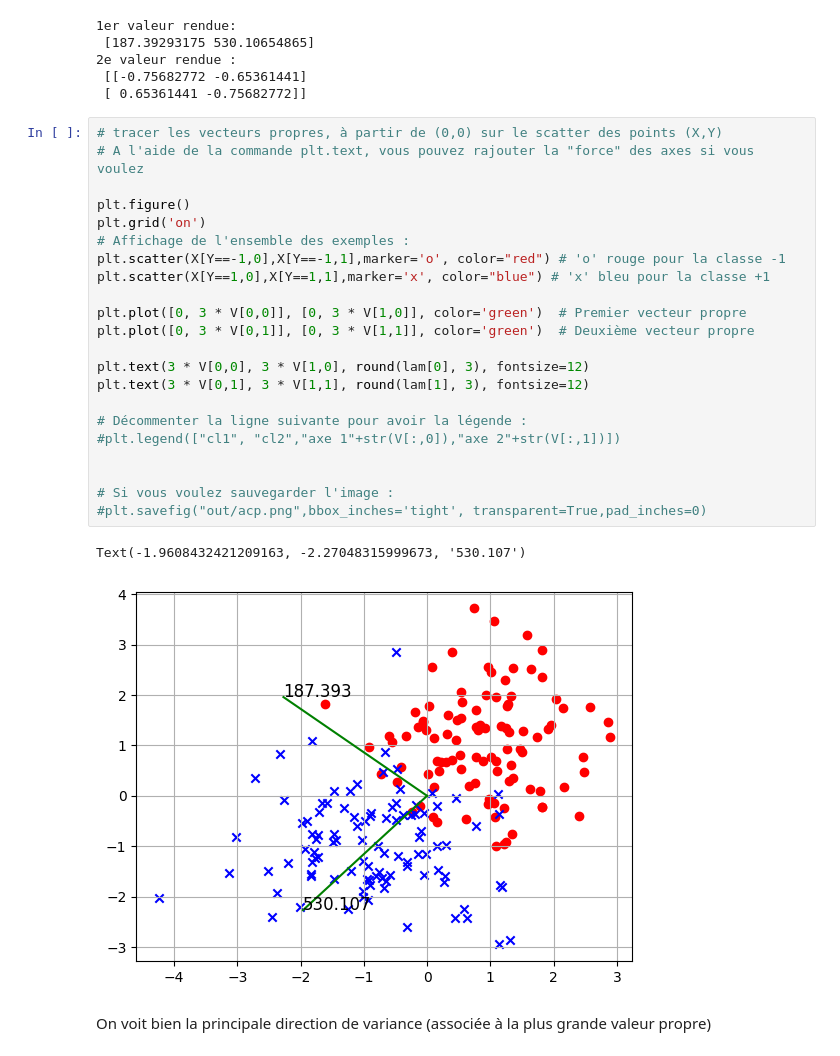
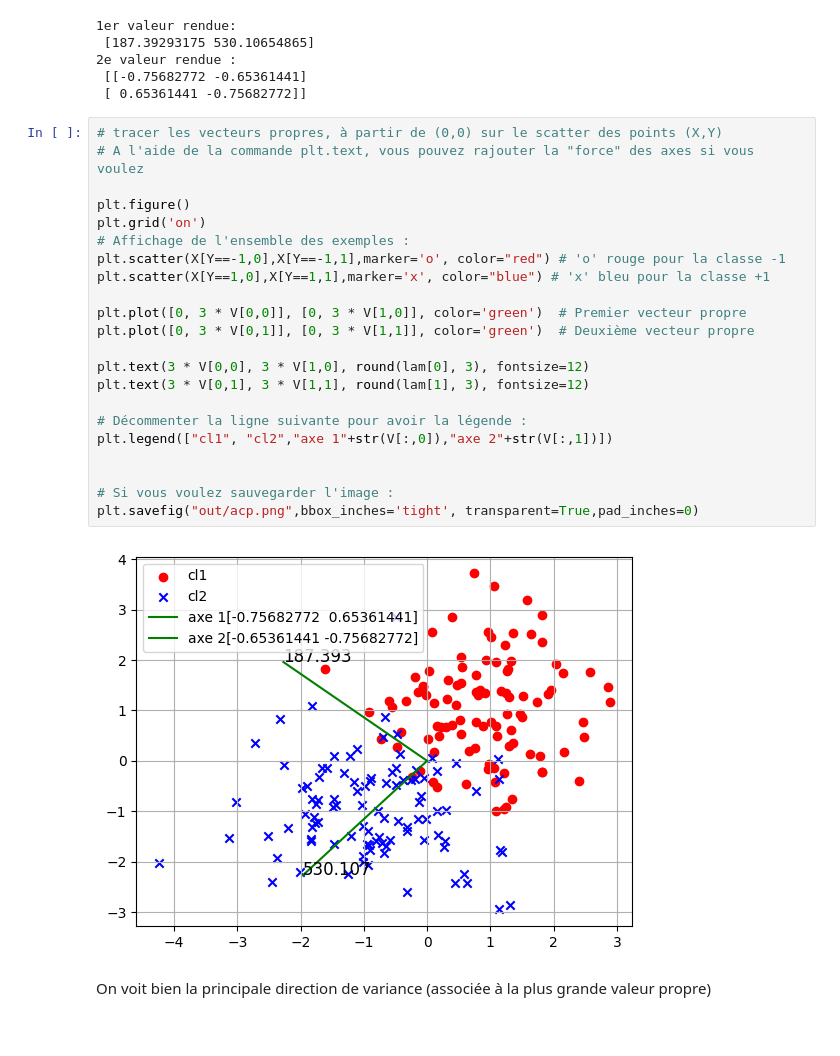
Before and after one commit to dorinm17/data-science-labs, a Jupyter notebook: tme-05/tme-05-Manea_Dorin.ipynb, the cells around one changed output. Drawn from its saved outputs; the diff is of its cells as text.

```diff
--- a/tme-05/tme-05-Manea_Dorin.ipynb
+++ b/tme-05/tme-05-Manea_Dorin.ipynb
@@ -695,28 +707,27 @@ print("2e valeur rendue :\n", V)
 # %%
 # tracer les vecteurs propres, à partir de (0,0) sur le scatter des points (X,Y)
 # A l'aide de la commande plt.text, vous pouvez rajouter la "force" des axes si vous voulez
 
 plt.figure()
 plt.grid('on')
 # Affichage de l'ensemble des exemples :
 plt.scatter(X[Y==-1,0],X[Y==-1,1],marker='o', color="red") # 'o' rouge pour la classe -1
 plt.scatter(X[Y==1,0],X[Y==1,1],marker='x', color="blue") # 'x' bleu pour la classe +1
 
 plt.plot([0, 3 * V[0,0]], [0, 3 * V[1,0]], color='green')  # Premier vecteur propre
 plt.plot([0, 3 * V[0,1]], [0, 3 * V[1,1]], color='green')  # Deuxième vecteur propre
 
 plt.text(3 * V[0,0], 3 * V[1,0], round(lam[0], 3), fontsize=12)
 plt.text(3 * V[0,1], 3 * V[1,1], round(lam[1], 3), fontsize=12)
 
 # Décommenter la ligne suivante pour avoir la légende :
-#plt.legend(["cl1", "cl2","axe 1"+str(V[:,0]),"axe 2"+str(V[:,1])])
+plt.legend(["cl1", "cl2","axe 1"+str(V[:,0]),"axe 2"+str(V[:,1])])
 
 
 # Si vous voulez sauvegarder l'image :
-#plt.savefig("out/acp.png",bbox_inches='tight', transparent=True,pad_inches=0)
+plt.savefig("out/acp.png",bbox_inches='tight', transparent=True,pad_inches=0)
 # %% [output]
-Text(-1.9608432421209163, -2.27048315999673, '530.107')
-[figure, old version]
+[figure, new version]
 # %% [markdown]
 On voit bien la principale direction de variance (associée à la plus grande valeur propre)
 # %% [markdown]
```
Also changed, not shown: parts of 7 cells of this notebook, 16 other files.
